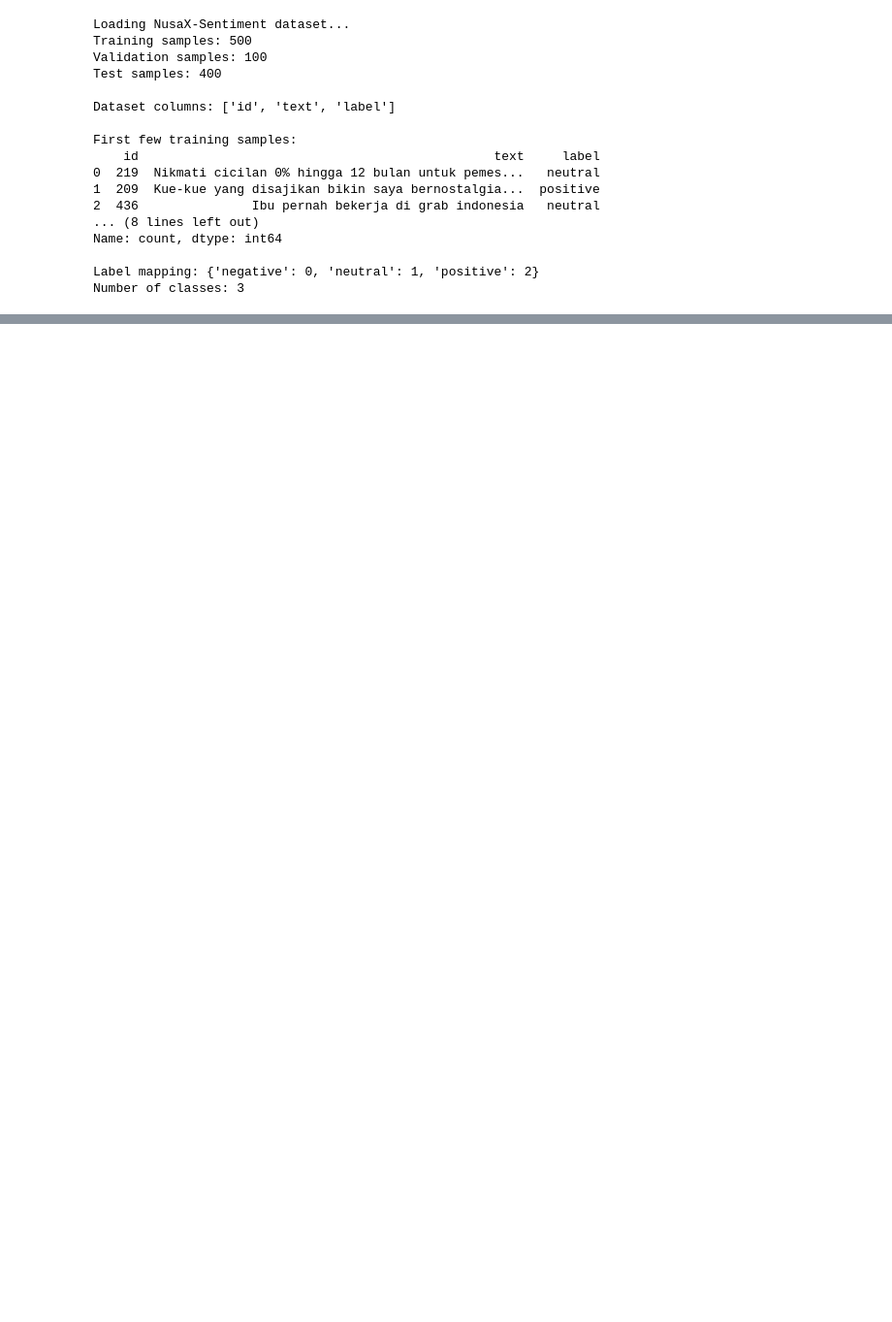
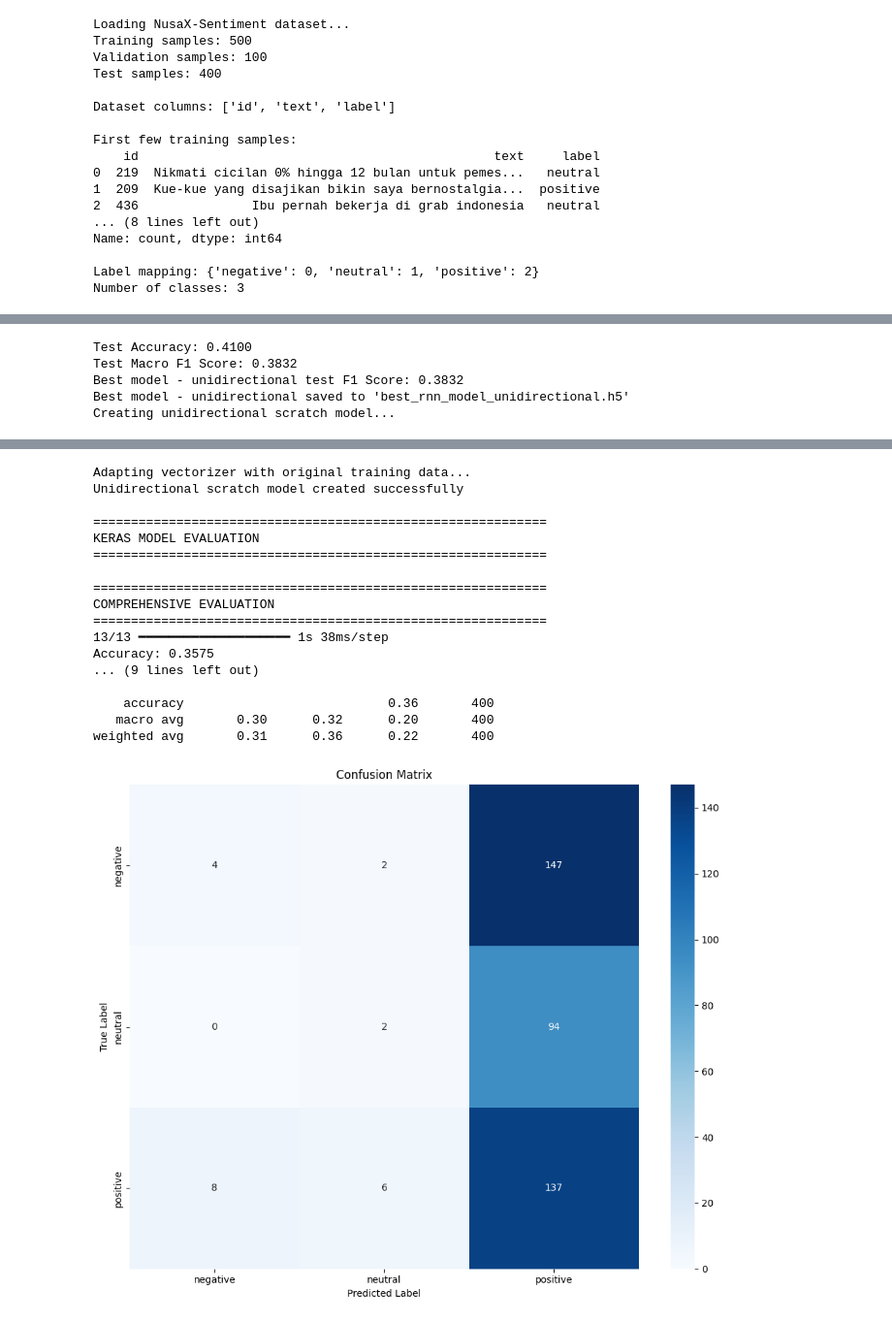
Before and after one commit to wigaandini/Tubes2-IF3270-Kelompok49, a Jupyter notebook: src/simple_rnn.ipynb, the cells around one changed output, grey strips where cells are left out. Shown at 97% size. Drawn from its saved outputs; the diff is of its cells as text; code cells hidden in the pictures; blank space fills up the shorter version.

```diff
--- a/src/simple_rnn.ipynb
+++ b/src/simple_rnn.ipynb
@@ -1489,0 +1466,57 @@ Scratch Model Performance:
+# %%
+def test_unidirectional_model():
+    print("\n" + "=" * 60)
+    print("Unidirectional")
+    print("=" * 60)
+
+    # THIS IS THE SAME AS THE BEST MODEL, BUT BIDIRECTIONAL == FALSE
+    unidirectional_model = create_rnn_model(
+        num_rnn_layers=2,
+        rnn_units=[64,64],
+        bidirectional=False
+    )
+
+    # train the best model
+    history, f1_scores, test_f1 = train_and_evaluate_model(best_model, epochs=10)
+    print(f"Best model - unidirectional test F1 Score: {test_f1:.4f}")
+    # save the best model
+    best_model.save('best_rnn_model_unidirectional.h5')
+    print("Best model - unidirectional saved to 'best_rnn_model_unidirectional.h5'")
+
+    # unidirectional scratch model from the saved model
+    print("Creating unidirectional scratch model...")
+    try:
+        scratch_model_unidirectional = RNNModelFromScratch(
+            'best_rnn_model_unidirectional.h5',
+            'vectorizer_config.pkl',
+            training_texts=X_train
+        )
+        print("Unidirectional scratch model created successfully")
+    except Exception as e:
+        print(f"Failed to create unidirectional scratch model: {e}")
+        return False
+
+    # comprehensive evaluation on unidirectional keras model
+    print("\n" + "=" * 60)
+    print("KERAS MODEL EVALUATION")
+    print("=" * 60)
+    unidirectional_keras_results = comprehensive_evaluation(unidirectional_model, X_test, y_test_numeric, vectorizer, label_mapping)
+
+    # comprehensive evaluation on unidirectional scratch model
+    print("\n" + "=" * 60)
+    print("UNIDIRECTIONAL SCRATCH MODEL EVALUATION")
+    print("=" * 60)
+    unidirectional_scratch_results = comprehensive_evaluation(scratch_model_unidirectional, X_test, y_test_numeric, vectorizer, label_mapping)
+
+    print(f"\nUnidirectional Keras Model Performance:")
+    print(f"  Accuracy: {unidirectional_keras_results['accuracy']:.4f}")
+    print(f"  F1 (Macro): {unidirectional_keras_results['f1_macro']:.4f}")
+    print(f"\nUnidirectional Scratch Model Performance:")
+    print(f"  Accuracy: {unidirectional_scratch_results['accuracy']:.4f}")
+    print(f"  F1 (Macro): {unidirectional_scratch_results['f1_macro']:.4f}")
+
+
+# == MAIN EXECUTION == #
+if __name__ == "__main__":
+    results = test_unidirectional_model()
+# %% [output]
@@ -1489,0 +1546,5 @@ Scratch Model Performance:
+Test Accuracy: 0.4100
+Test Macro F1 Score: 0.3832
+Best model - unidirectional test F1 Score: 0.3832
+Best model - unidirectional saved to 'best_rnn_model_unidirectional.h5'
+Creating unidirectional scratch model...
@@ -1489,0 +1552,18 @@ Scratch Model Performance:
+Adapting vectorizer with original training data...
+Unidirectional scratch model created successfully
+
+============================================================
+KERAS MODEL EVALUATION
+============================================================
+
+============================================================
+COMPREHENSIVE EVALUATION
+============================================================
+13/13 ━━━━━━━━━━━━━━━━━━━━ 1s 38ms/step
+Accuracy: 0.3575
+... (9 lines left out)
+
+    accuracy                           0.36       400
+   macro avg       0.30      0.32      0.20       400
+weighted avg       0.31      0.36      0.22       400
+[figure, added]
```
Also changed, not shown: parts of 28 cells of this notebook, 4 other files.
